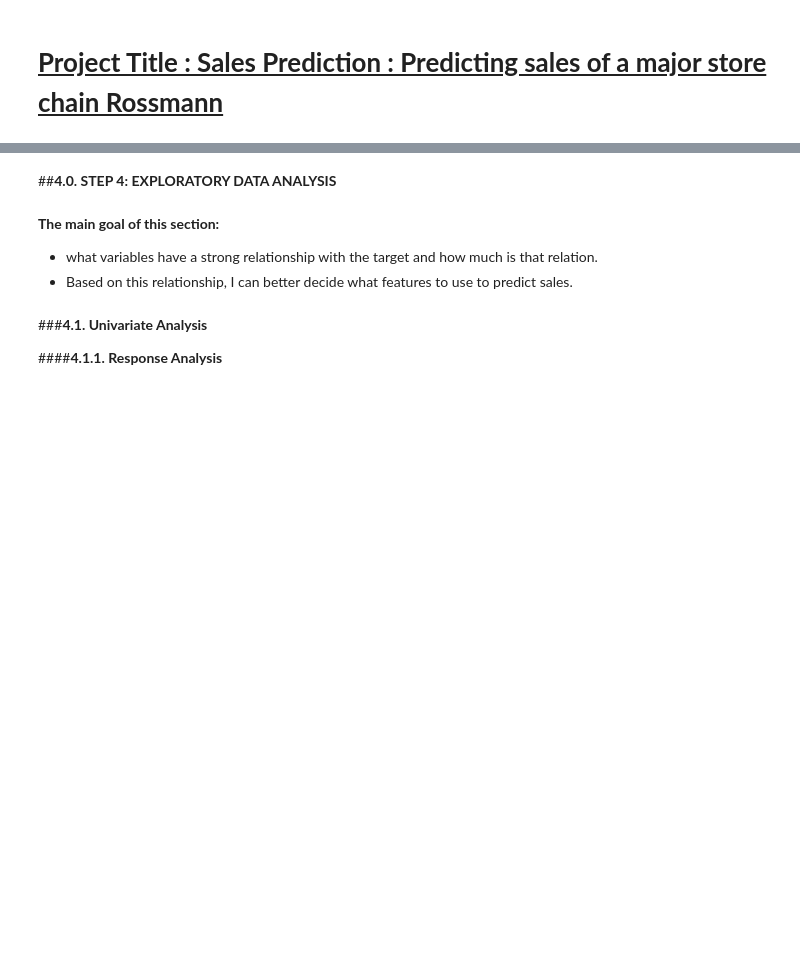
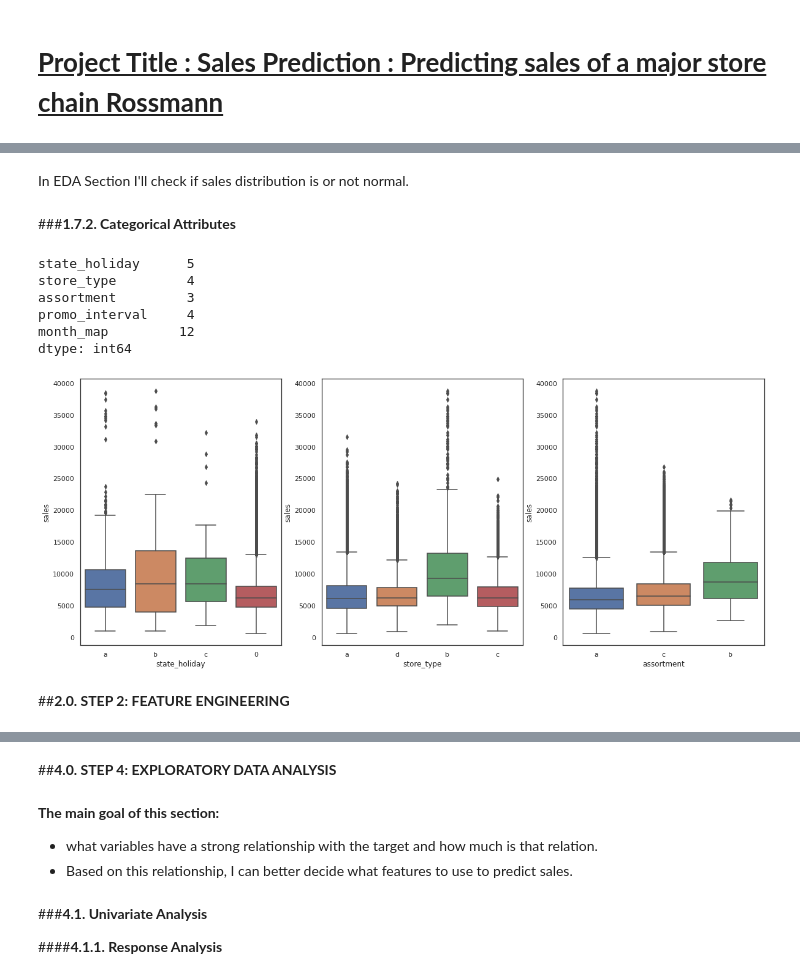
Before and after one commit to sushmitamuz002/Rossmann_Sales_Prediction_Capstone_Project-ML_Regression-, a Jupyter notebook: Rossmann_Sales_Prediction_Capstone_Project_(ML_Regression).ipynb, the cells around one changed output, grey strips where cells are left out. Drawn from its saved outputs; the diff is of its cells as text; code cells hidden in the pictures; blank space fills up the shorter version.

```diff
--- a/Rossmann_Sales_Prediction_Capstone_Project_(ML_Regression).ipynb
+++ b/Rossmann_Sales_Prediction_Capstone_Project_(ML_Regression).ipynb
@@ -4,0 +433,31 @@
+# %% [markdown]
+In EDA Section I'll check if sales distribution is or not normal.
+# %% [markdown]
+###**1.7.2. Categorical Attributes**
+# %%
+# taking a first look at the levels of each categorical variables
+cat_attributes.apply( lambda x: x.unique().shape[0] )
+# %% [output]
+state_holiday      5
+store_type         4
+assortment         3
+promo_interval     4
+month_map         12
+dtype: int64
+# %%
+# plotting box plot for categorical variables
+plt.figure(figsize=(20,8))
+aux = df1[( df1['state_holiday'] != '0' ) & ( df1['sales'] > 0 )]
+
+plt.subplot( 1, 3, 1 )
+sns.boxplot( x = 'state_holiday', y ='sales', data = aux )
+
+plt.subplot( 1, 3, 2 )
+sns.boxplot( x = 'store_type', y ='sales', data = aux )
+
+plt.subplot( 1, 3, 3 )
+sns.boxplot( x = 'assortment', y = 'sales', data = aux );
+# %% [output]
+[figure, added]
+# %% [markdown]
+##**2.0. STEP 2: FEATURE ENGINEERING**
```
Also changed, not shown: parts of 58 cells of this notebook.
